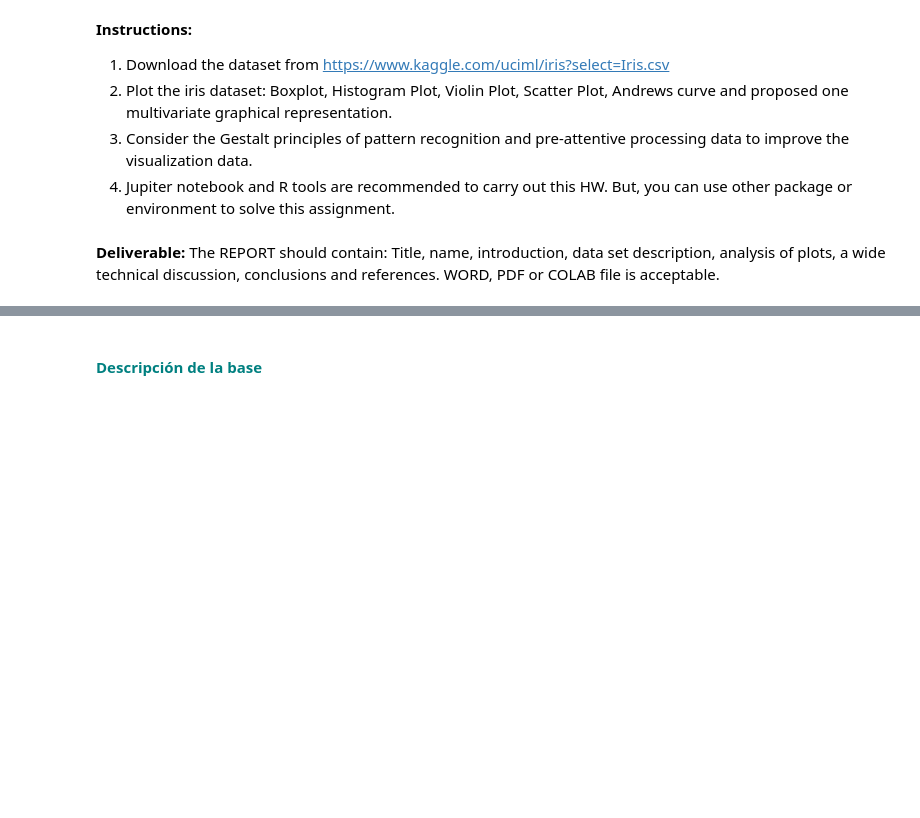
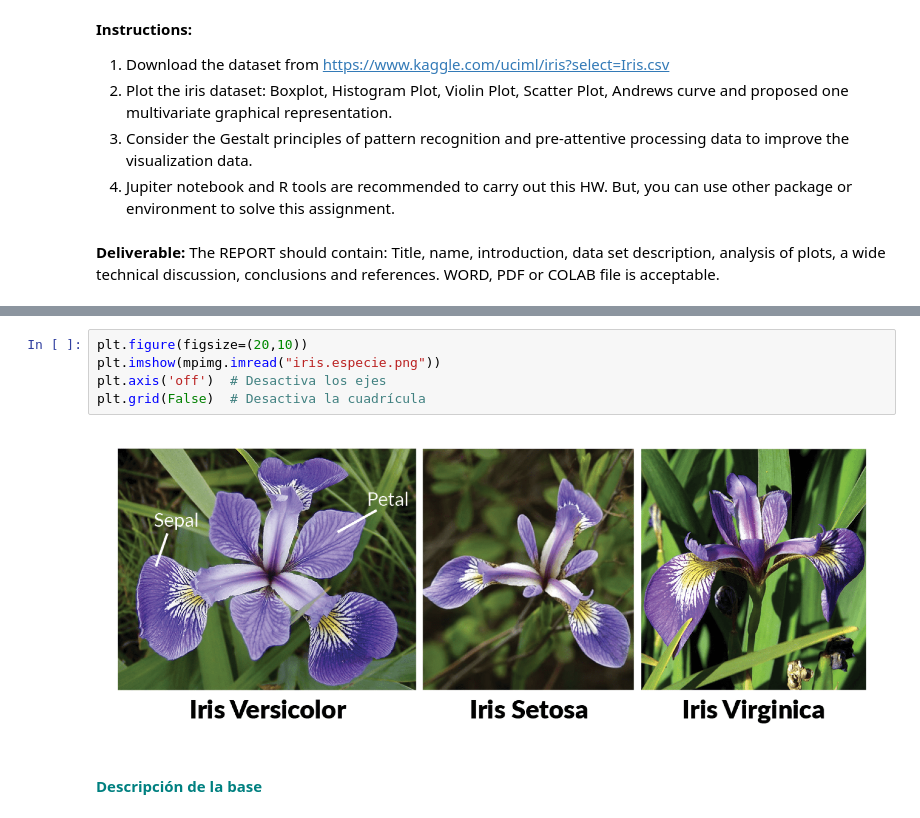
Before and after one commit to Fortega95/MEM_MCD, a Jupyter notebook: Tarea1_Fernando_MEM.ipynb, the cells around one changed output, grey strips where cells are left out. Saved outputs shown, nothing was run; the diff lists cells and outputs as text; blank space fills up the shorter version.

```diff
--- a/Tarea1_Fernando_MEM.ipynb
+++ b/Tarea1_Fernando_MEM.ipynb
@@ -48,3 +47,10 @@ Anexo:
+# %%
+plt.figure(figsize=(20,10))
+plt.imshow(mpimg.imread("iris.especie.png"))
+plt.axis('off')  # Desactiva los ejes
+plt.grid(False)  # Desactiva la cuadrícula
+# %% [output]
+[figure, added]
 # %% [markdown]
 ####  <font color="#008080">Descripción de la base</font>
 # %% [markdown]
```
Also changed, not shown: parts of 21 cells of this notebook, 1 other file.
